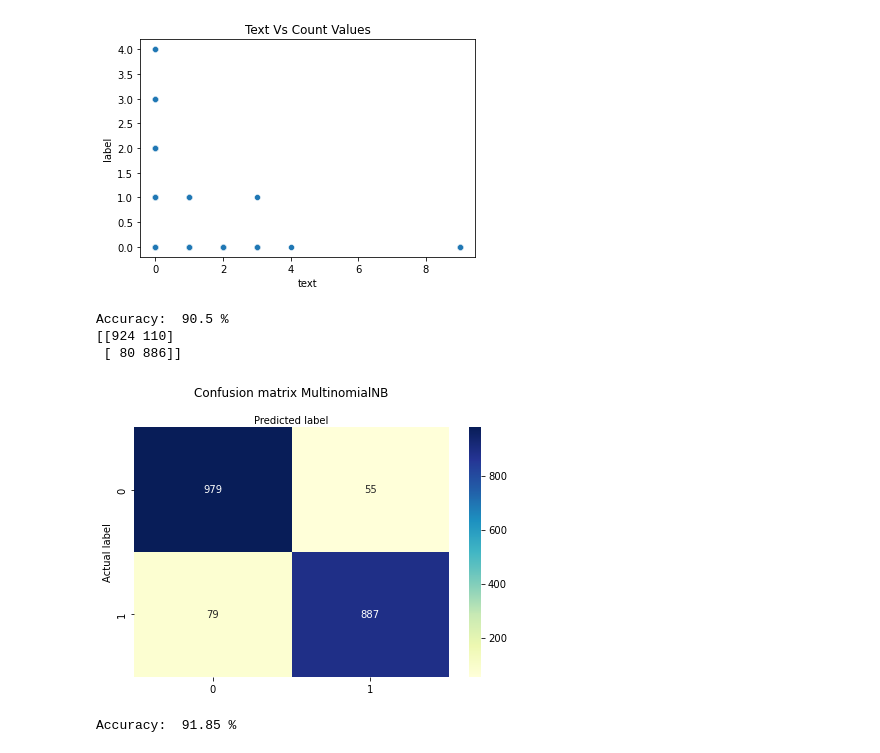
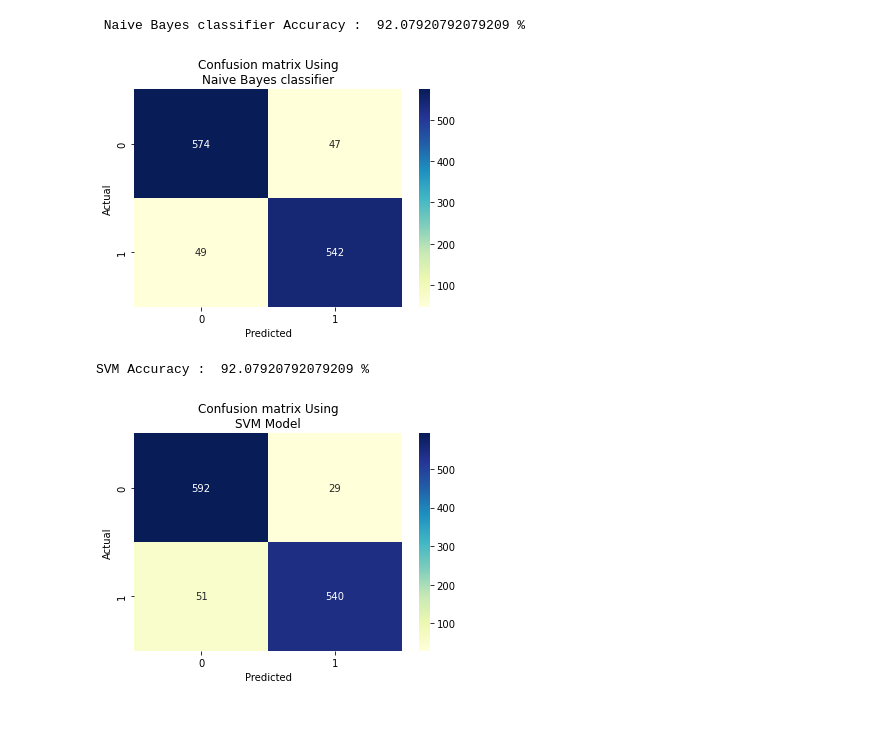
Before and after one commit to OT3A/Fake_News_Detection_NLP, a Jupyter notebook: classfication.ipynb, the cells around one changed output. Saved outputs shown, nothing was run; the diff lists cells and outputs as text; code cells hidden in the pictures; blank space fills up the shorter version.

```diff
--- a/classfication.ipynb
+++ b/classfication.ipynb
@@ -182,46 +134,39 @@ def plot(cnf_matrix, model):
-# %%
-from sklearn.naive_bayes import MultinomialNB
-
-sns.scatterplot(x='text', y='label', data=count_df,).set(title='Text Vs Count Values')
-plt.show()
-# Instantiate a Multinomial Naive Bayes classifier: nb_classifier
-nb_classifier = MultinomialNB(alpha= 0.009)
-
-# Fit the classifier to the training data
-nb_classifier.fit(count_train, y_train)
-
-# Create the predicted tags: pred
-pred = nb_classifier.predict(count_test)
-
-# Calculate the accuracy score: score
-score = metrics.accuracy_score(y_test, pred)
-print('Accuracy: ',  score*100,"%")
-
-# Calculate the confusion matrix: cm
-cm = metrics.confusion_matrix(y_test, pred)
-print(cm)
-
-# plot confusion matrix
-plot(cnf_matrix,'MultinomialNB')
-# %% [output]
-[figure, removed]
-Accuracy:  90.5 %
-[[924 110]
- [ 80 886]]
-[figure, removed]
 # %%
-# Instantiate the classifier: nb_classifier
-nb_classifier = MultinomialNB(alpha= 0.01)
-# Fit to the training data
-nb_classifier.fit(tfidf_train, y_train)
-# Predict the labels: pred
-pred = nb_classifier.predict(tfidf_test)
-# Compute accuracy: score
-print('Accuracy: ',  metrics.accuracy_score(y_test, pred)*100,"%")
+# Naive Bayes classifier
+Naive_Bayes_Classifier = MultinomialNB(alpha= 0.01)
+
+# Fit Model in train data
+nb_classifier.fit(trainTfidf, y_train)
+
+# Predict Class
+y_predict = nb_classifier.predict(testTfidf)
+
+# Calculate Accuracy
+print(' Naive Bayes classifier Accuracy : ',  metrics.accuracy_score(y_test, y_predict)*100,"%")
+
+# plot confusion matrix
+ConfusionMatrix = metrics.confusion_matrix(y_test, y_predict)
+PlotConfusionMatrix(ConfusionMatrix,'Naive Bayes classifier')
 # %% [output]
-Accuracy:  91.85 %
+ Naive Bayes classifier Accuracy :  92.07920792079209 %
+[figure, added]
 # %%
-from sklearn.linear_model import  LogisticRegression
-from sklearn import svm
-from sklearn import metrics
+# SVM Classifier
+SVM_Classifier = svm.SVC(kernel='linear') # Linear Kernel
+
+# fit Model in train data
+SVM_Classifier.fit(trainTfidf, y_train)
+
+# Calculate Accuracy
+print('SVM Accuracy : ', metrics.accuracy_score(y_test, y_predict)*100,"%")
+
+# Predict Class
+y_predict = SVM_Classifier.predict(testTfidf)
+
+# plot confusion matrix
+ConfusionMatrix = metrics.confusion_matrix(y_test, y_predict)
+PlotConfusionMatrix(ConfusionMatrix,'SVM Model')
+# %% [output]
+SVM Accuracy :  92.07920792079209 %
+[figure, added]
 # %%
```
Also changed, not shown: parts of 17 cells of this notebook, 2 other files.
